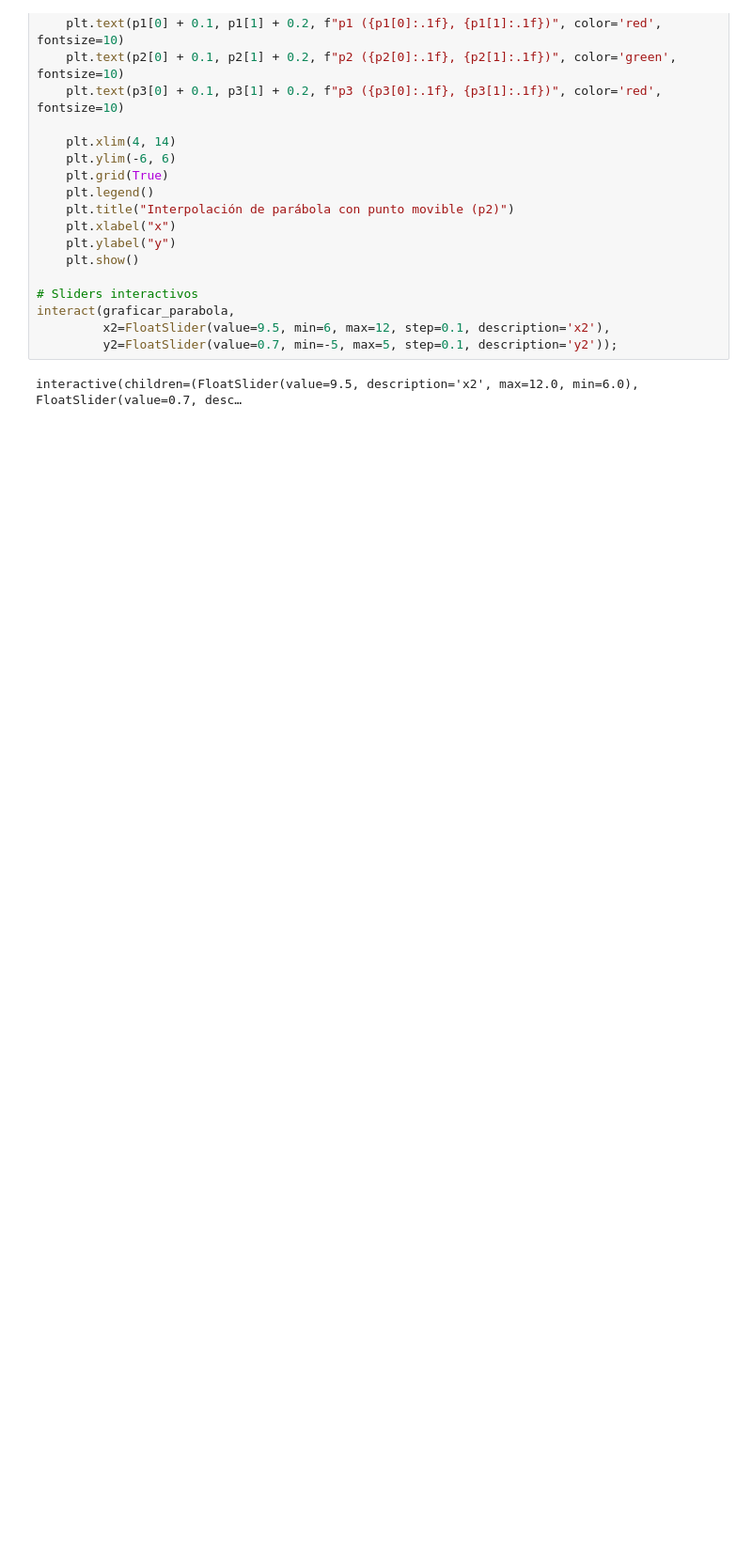
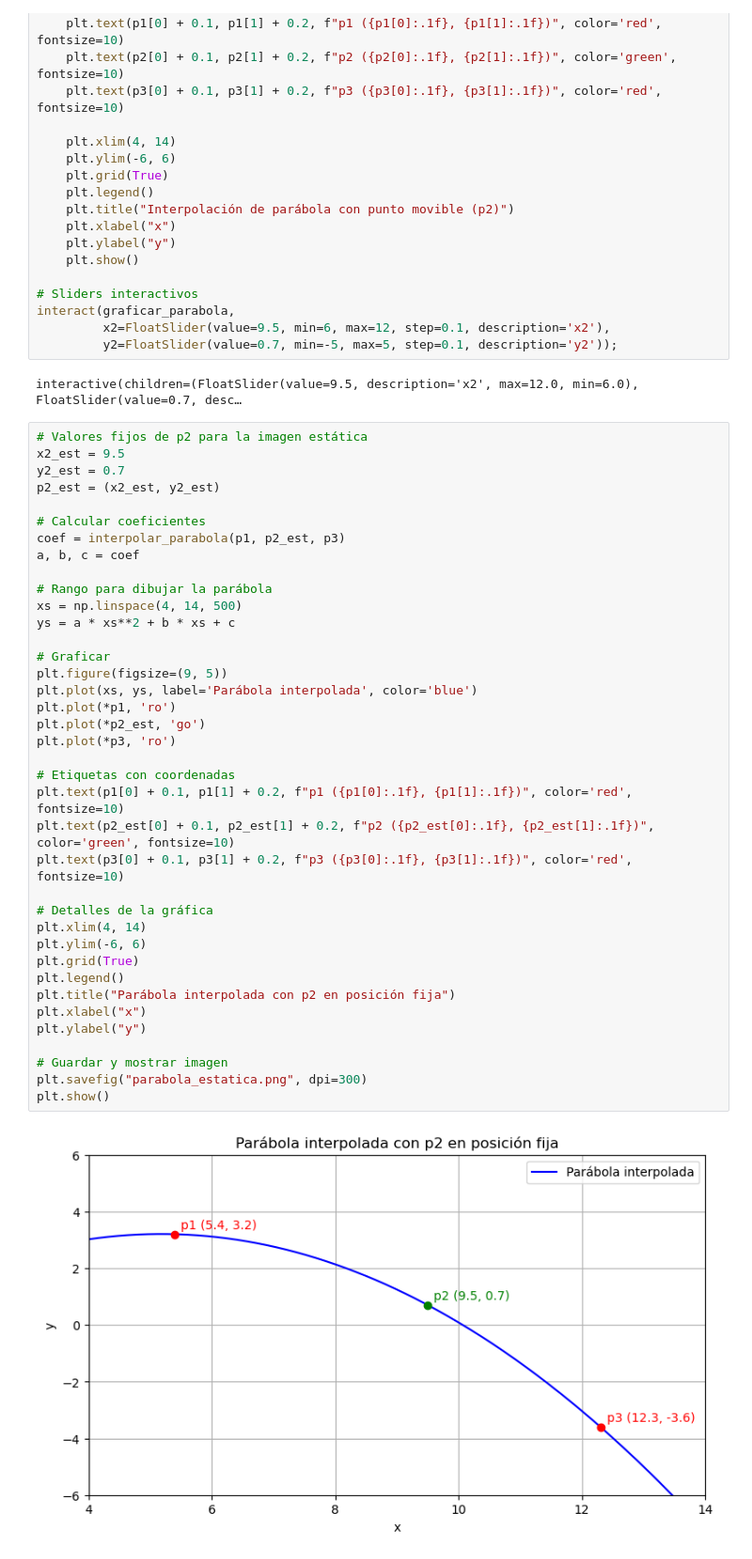
Before and after one commit to Iandres10188/Taller-05-MN, a Jupyter notebook: Parte_A.ipynb, the cells around one changed output. Shown at 94% size. Saved outputs shown, nothing was run; the diff lists cells and outputs as text; blank space fills up the shorter version.

```diff
--- a/Parte_A.ipynb
+++ b/Parte_A.ipynb
@@ -56,3 +56,43 @@ interact(graficar_parabola,
          y2=FloatSlider(value=0.7, min=-5, max=5, step=0.1, description='y2'));
 # %% [output]
 interactive(children=(FloatSlider(value=9.5, description='x2', max=12.0, min=6.0), FloatSlider(value=0.7, desc…
+# %%
+# Valores fijos de p2 para la imagen estática
+x2_est = 9.5
+y2_est = 0.7
+p2_est = (x2_est, y2_est)
+
+# Calcular coeficientes
+coef = interpolar_parabola(p1, p2_est, p3)
+a, b, c = coef
+
+# Rango para dibujar la parábola
+xs = np.linspace(4, 14, 500)
+ys = a * xs**2 + b * xs + c
+
+# Graficar
+plt.figure(figsize=(9, 5))
+plt.plot(xs, ys, label='Parábola interpolada', color='blue')
+plt.plot(*p1, 'ro')
+plt.plot(*p2_est, 'go')
+plt.plot(*p3, 'ro')
+
+# Etiquetas con coordenadas
+plt.text(p1[0] + 0.1, p1[1] + 0.2, f"p1 ({p1[0]:.1f}, {p1[1]:.1f})", color='red', fontsize=10)
+plt.text(p2_est[0] + 0.1, p2_est[1] + 0.2, f"p2 ({p2_est[0]:.1f}, {p2_est[1]:.1f})", color='green', fontsize=10)
+plt.text(p3[0] + 0.1, p3[1] + 0.2, f"p3 ({p3[0]:.1f}, {p3[1]:.1f})", color='red', fontsize=10)
+
+# Detalles de la gráfica
+plt.xlim(4, 14)
+plt.ylim(-6, 6)
+plt.grid(True)
+plt.legend()
+plt.title("Parábola interpolada con p2 en posición fija")
+plt.xlabel("x")
+plt.ylabel("y")
+
+# Guardar y mostrar imagen
+plt.savefig("parabola_estatica.png", dpi=300)
+plt.show()
+# %% [output]
+[figure, added]
```
Also changed, not shown: 1 other file.
